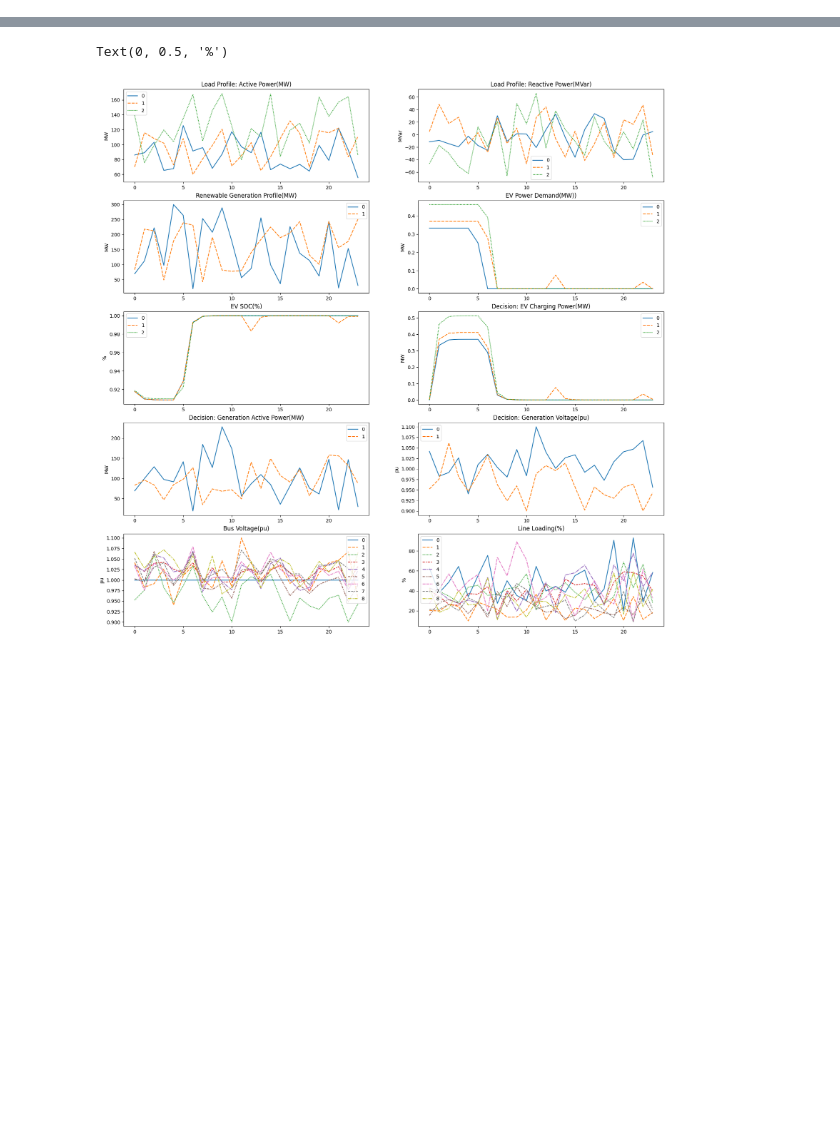
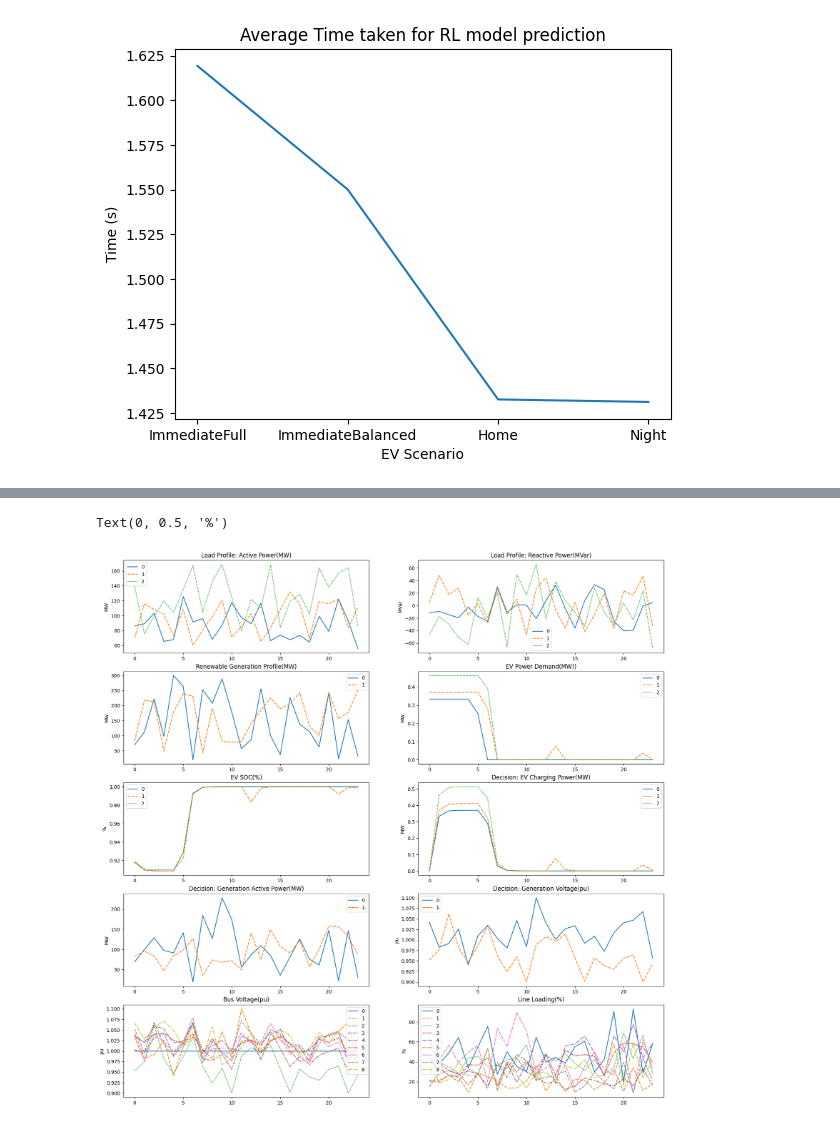
Before and after one commit to chialingyang7718/RL_OPF_EVaware, a Jupyter notebook: test_code.ipynb, the cells around one changed output, grey strips where cells are left out. Drawn from its saved outputs; the diff is of its cells as text; code cells hidden in the pictures; blank space fills up the shorter version.

```diff
--- a/test_code.ipynb
+++ b/test_code.ipynb
@@ -114,0 +98,17 @@ plt.show()
+# %%
+# Prepare data for line plot
+x = []
+y = []
+for key in Time.keys():
+    x.append(key)
+    y.append(np.mean(Time[key]))
+
+# Plot line plot
+plt.figure()
+plt.plot(x, y)
+plt.title("Average Time taken for RL model prediction")
+plt.xlabel("EV Scenario")
+plt.ylabel("Time (s)")
+plt.show()
+# %% [output]
+[figure, added]
```
Also changed, not shown: parts of 8 cells of this notebook, 9 other files.
